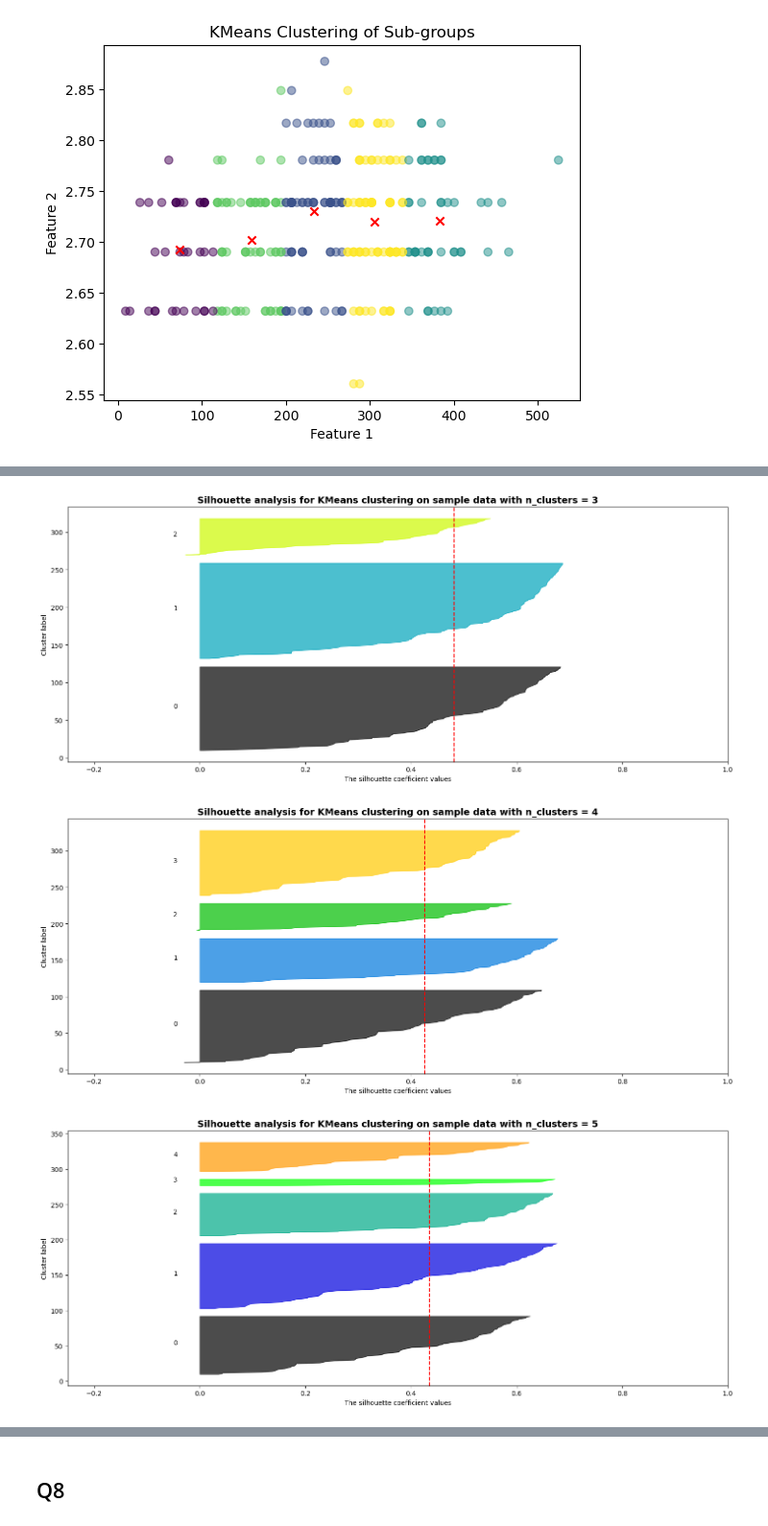
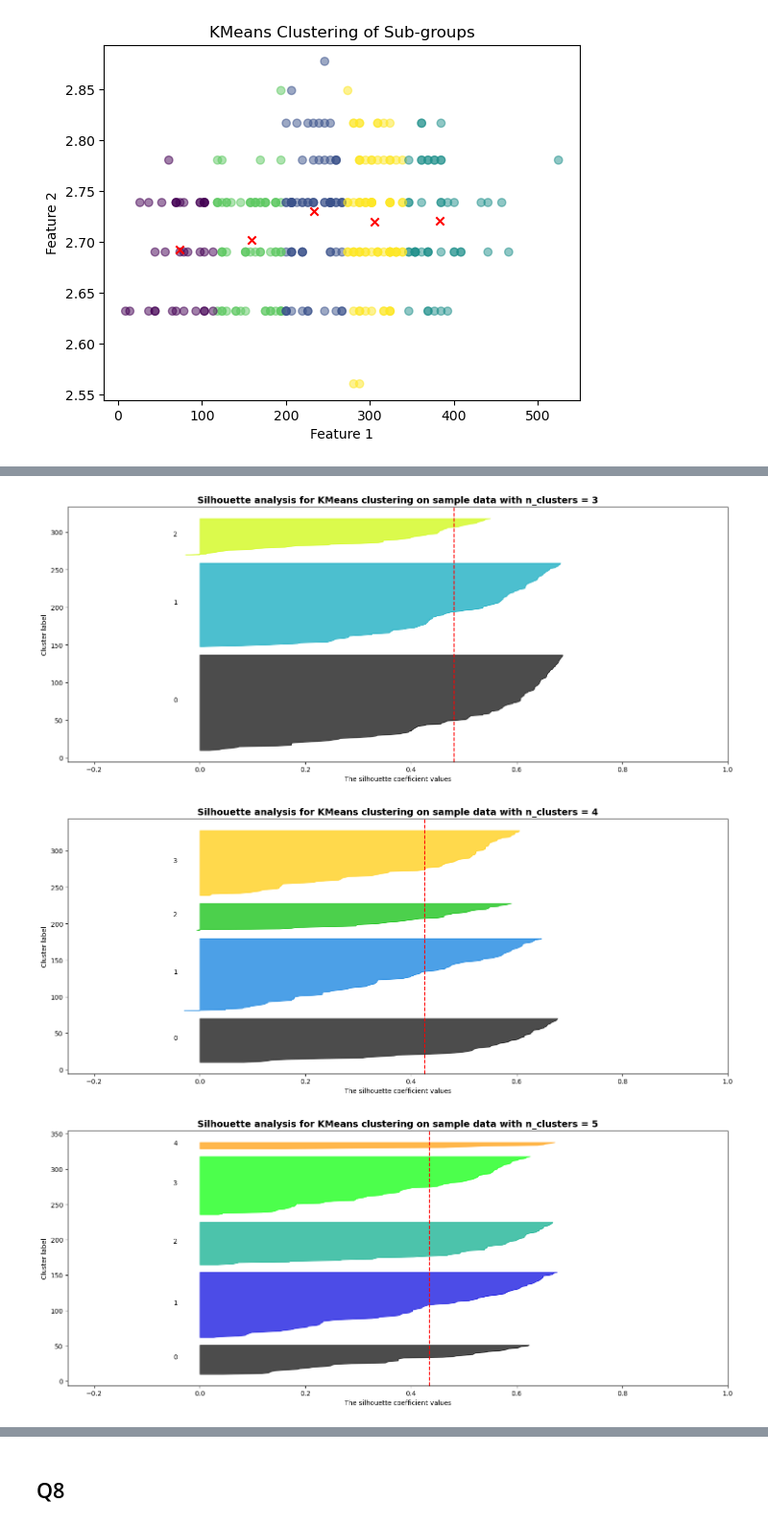
Before and after one commit to chenx333/Chronic-Kidney-Disease-Classification-Challenge, a Jupyter notebook: assignment6.ipynb, the cells around one changed output, grey strips where cells are left out. Shown at 96% size. Cells and saved outputs as stored; diff of their text form; code cells hidden in the pictures.

```diff
--- a/assignment6.ipynb
+++ b/assignment6.ipynb
@@ -520,9 +520,10 @@ from sklearn.cluster import AgglomerativeClustering
 from sklearn.metrics import silhouette_samples, silhouette_score
 from sklearn.metrics.cluster import rand_score
 # %%
+x=df
 range_n_clusters = [2, 3, 4, 5]
 for n_clusters in range_n_clusters:
-    km = KMeans(n_clusters = n_clusters, n_init = 20, random_state=0)
+    km = KMeans(n_clusters = n_clusters, n_init = 20, random_state=1)
     cluster_labels_km = km.fit_predict(x)
     silhouette_avg_km = silhouette_score(x, cluster_labels_km)
     # Compute the silhouette scores for each sample
@@ -575,4 +576,4 @@ for n_clusters in range_n_clusters:
-[figure, old version]
+[figure, new version]
-[figure, old version]
+[figure, new version]
-[figure, old version]
+[figure, new version]
 # %% [markdown]
```
Also changed, not shown: parts of 2 cells of this notebook.
